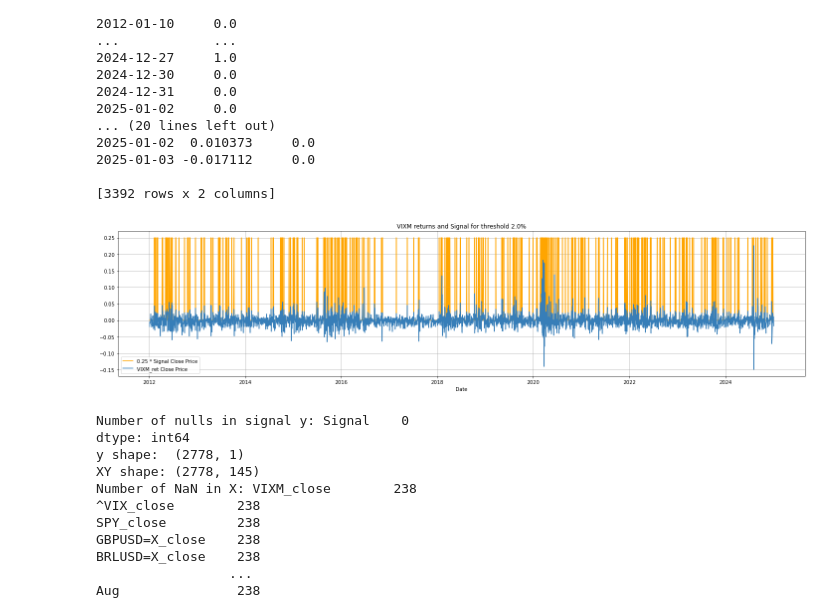
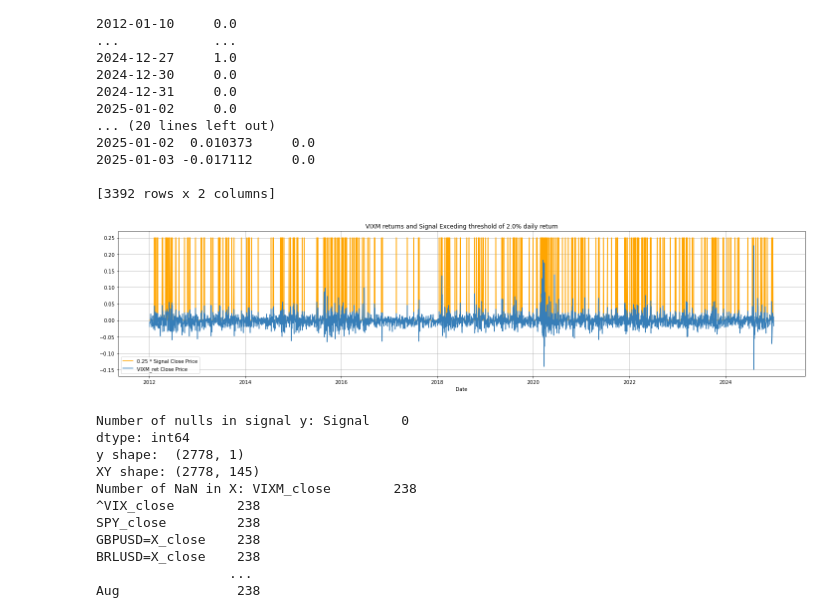
Before and after one commit to paocarvajal1912/VIXM-Algorithmic-Strategy, a Jupyter notebook: vixm_adaboost_model_evaluation.ipynb, the cells around one changed output. Cells and saved outputs as stored; diff of their text form; code cells hidden in the pictures.

```diff
--- a/vixm_adaboost_model_evaluation.ipynb
+++ b/vixm_adaboost_model_evaluation.ipynb
@@ -305,18 +307,19 @@ Date
 
 [3392 rows x 2 columns]
 # %%
+# Plotting return signals exceding the threshold
 plot_tickers_with_scaling(
             XY,
             key=None,
             as_is_tickers=['VIXM_ret'],
             scaled_tickers=['Signal'],
             scaled_factors=[0.25],
             height=5,
             wide=20,
-            title=f"VIXM returns and Signal for threshold {100*config['threshold']}%"
+            title=f"VIXM returns and Signal Exceding threshold of {100*config['threshold']}% daily return"
         )
 # %% [output]
-[figure, old version]
+[figure, new version]
 # %%
 # Outputs for the model tuning
 
```
Also changed, not shown: parts of 1 cell of this notebook, 1 other file.
